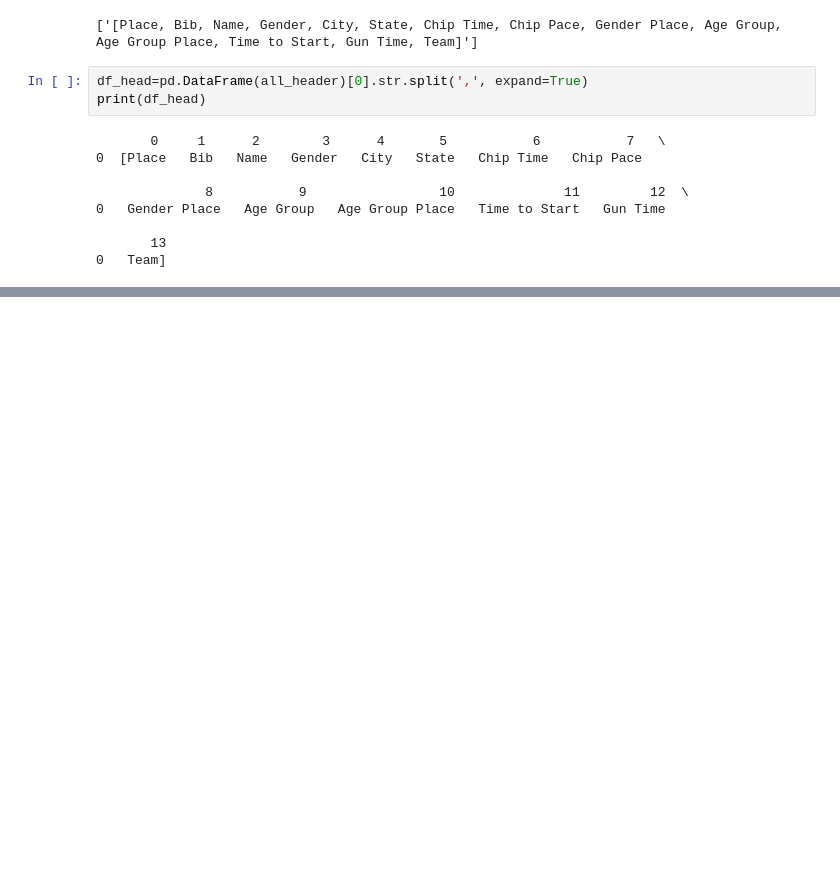
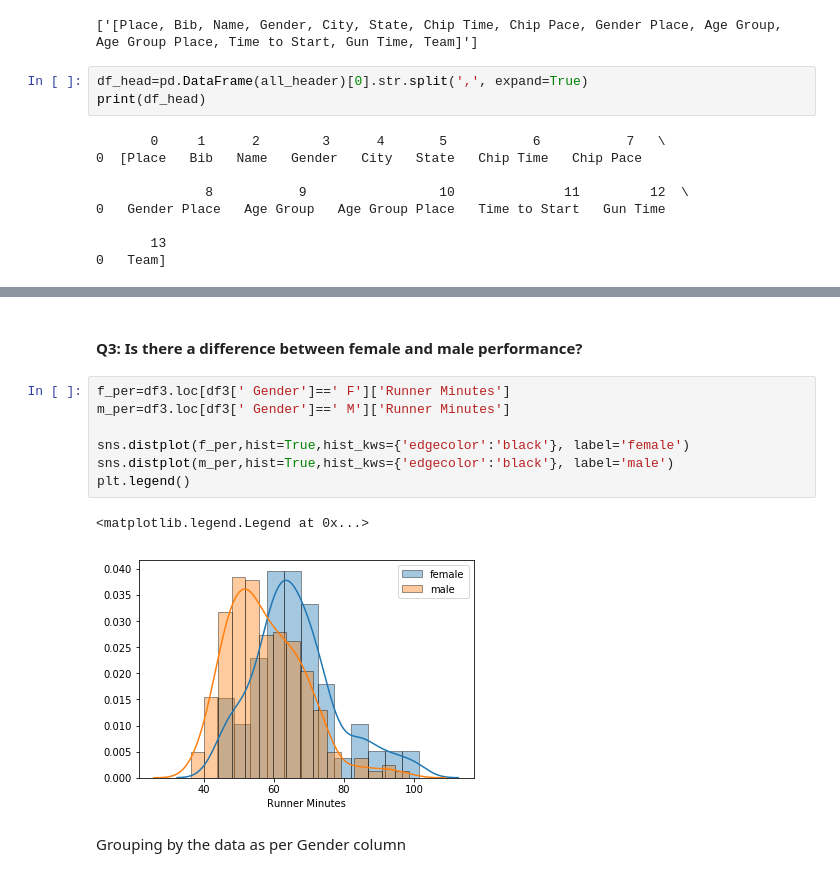
Before and after one commit to lohitpant/DataScienceProjects, a Jupyter notebook: Web Scrapping, Data Manipulation and Visualization with Python/Web Scrapping with Python.ipynb, the cells around one changed output, grey strips where cells are left out. Cells and saved outputs as stored; diff of their text form; blank space fills up the shorter version.

```diff
--- a/Web Scrapping, Data Manipulation and Visualization with Python/Web Scrapping with Python.ipynb
+++ b/Web Scrapping, Data Manipulation and Visualization with Python/Web Scrapping with Python.ipynb
@@ -179,0 +262,14 @@ df3.head()
+# %% [markdown]
+#### Q3: Is there a difference between female and male performance?
+# %%
+f_per=df3.loc[df3[' Gender']==' F']['Runner Minutes']
+m_per=df3.loc[df3[' Gender']==' M']['Runner Minutes']
+
+sns.distplot(f_per,hist=True,hist_kws={'edgecolor':'black'}, label='female')
+sns.distplot(m_per,hist=True,hist_kws={'edgecolor':'black'}, label='male')
+plt.legend()
+# %% [output]
+<matplotlib.legend.Legend at 0x...>
+[figure, added]
+# %% [markdown]
+Grouping by the data as per Gender column
```
Also changed, not shown: parts of 14 cells of this notebook.
